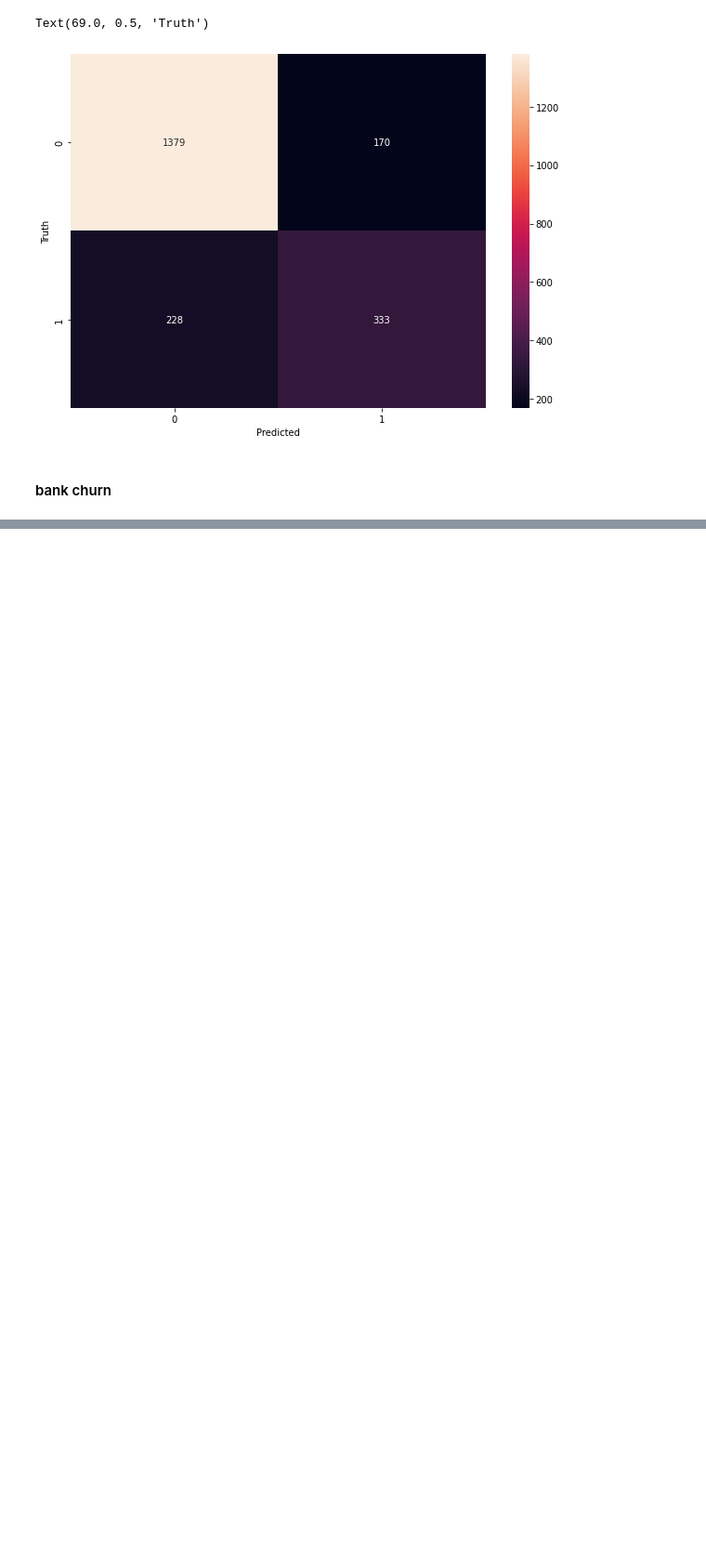
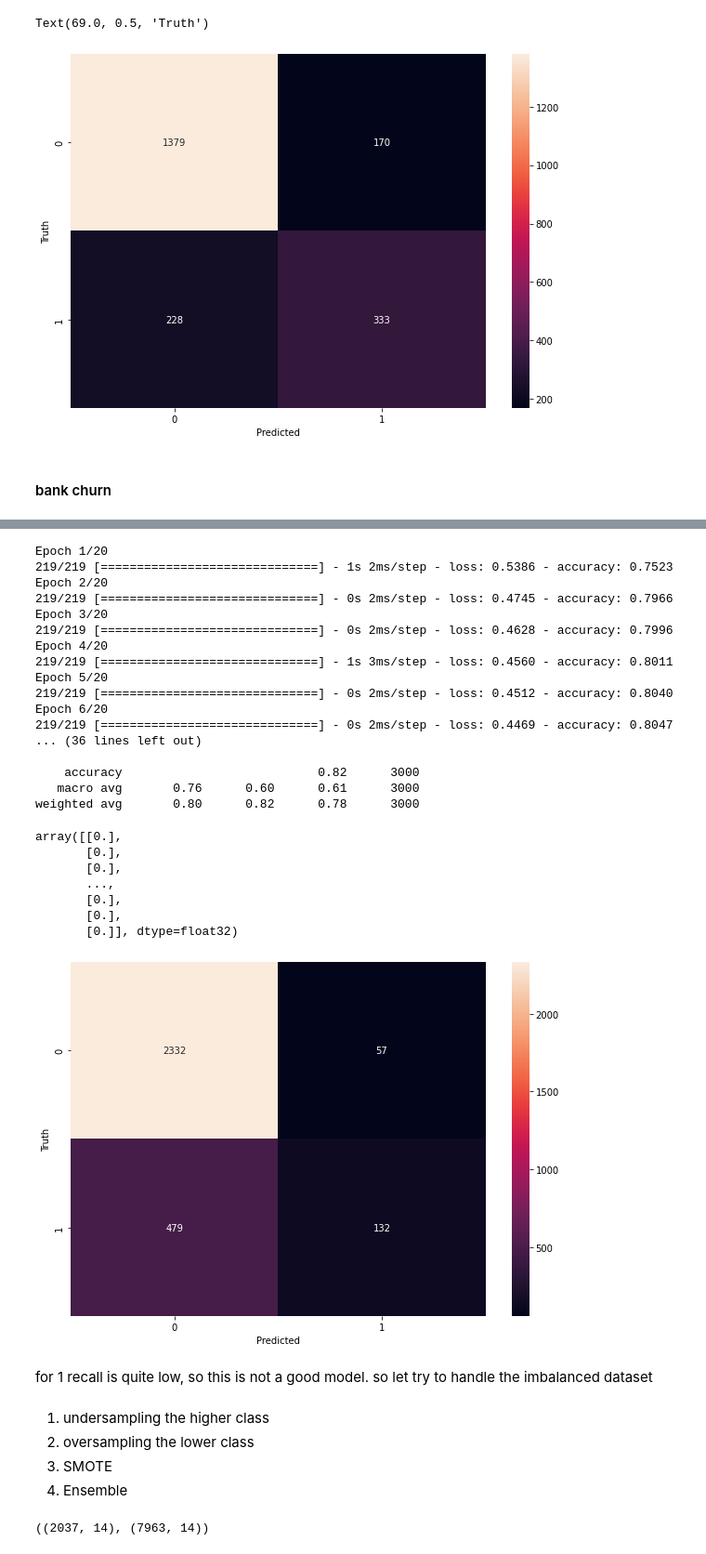
Before and after one commit to harsh-kmr/ml_projects, a Jupyter notebook: deep_learning.ipynb, the cells around one changed output, grey strips where cells are left out. Shown at 93% size. Drawn from its saved outputs; the diff is of its cells as text; code cells hidden in the pictures; blank space fills up the shorter version.

```diff
--- a/deep_learning.ipynb
+++ b/deep_learning.ipynb
@@ -941,0 +1019,4 @@ Text(69.0, 0.5, 'Truth')
+# %%
+from sklearn.preprocessing import MinMaxScaler
+
+scaler = MinMaxScaler()
@@ -941,0 +1044,3 @@ Text(69.0, 0.5, 'Truth')
+# %%
+x = df.drop(columns= ['Exited'])
+y = df['Exited']
@@ -941,0 +1056,63 @@ Text(69.0, 0.5, 'Truth')
+# %%
+def ANN(x,y):
+  model = keras.Sequential([
+      keras.layers.Input(shape= (13,)),
+      keras.layers.Dense(10, activation='relu'),
+      keras.layers.Dense(1, activation= 'sigmoid'),])
+  x= scaler.fit_transform(x)
+  x_train,x_test,y_train, y_test = train_test_split(x, y, test_size= 0.3, stratify=y, random_state=42)
+
+  model.compile(optimizer='adam',
+                loss='binary_crossentropy',
+                metrics=['accuracy'])
+
+  model.fit(x_train, y_train, epochs=20)
+
+  print(model.evaluate(x_test, y_test))
+
+  y_preds = model.predict(x_test)
+  y_preds = np.round(y_preds)
+
+  print("Classification Report: \n", classification_report(y_test, y_preds))
+
+  cm = tf.math.confusion_matrix(labels=y_test,predictions=y_preds)
+  plt.figure(figsize = (10,7))
+  sn.heatmap(cm, annot=True, fmt='d')
+  plt.xlabel('Predicted')
+  plt.ylabel('Truth')
+  return y_preds
+# %%
+ANN(x,y)
+# %% [output]
+Epoch 1/20
+219/219 [==============================] - 1s 2ms/step - loss: 0.5386 - accuracy: 0.7523
+Epoch 2/20
+219/219 [==============================] - 0s 2ms/step - loss: 0.4745 - accuracy: 0.7966
+Epoch 3/20
+219/219 [==============================] - 0s 2ms/step - loss: 0.4628 - accuracy: 0.7996
+Epoch 4/20
+219/219 [==============================] - 1s 3ms/step - loss: 0.4560 - accuracy: 0.8011
+Epoch 5/20
+219/219 [==============================] - 0s 2ms/step - loss: 0.4512 - accuracy: 0.8040
+Epoch 6/20
+219/219 [==============================] - 0s 2ms/step - loss: 0.4469 - accuracy: 0.8047
+... (36 lines left out)
+
+    accuracy                           0.82      3000
+   macro avg       0.76      0.60      0.61      3000
+weighted avg       0.80      0.82      0.78      3000
+array([[0.],
+       [0.],
+       [0.],
+       ...,
+       [0.],
+       [0.],
+       [0.]], dtype=float32)
+[figure, added]
+# %% [markdown]
+for 1 recall is quite low, so this is not a good model. so let try to handle the imbalanced dataset
+# %% [markdown]
+1.   undersampling the higher class
+2.   oversampling the lower class
+3.   SMOTE
+4.   Ensemble
@@ -941,0 +1122,4 @@ Text(69.0, 0.5, 'Truth')
+# %%
+df_1.shape, df_0.shape
+# %% [output]
+((2037, 14), (7963, 14))
```
Also changed, not shown: parts of 44 cells of this notebook.
